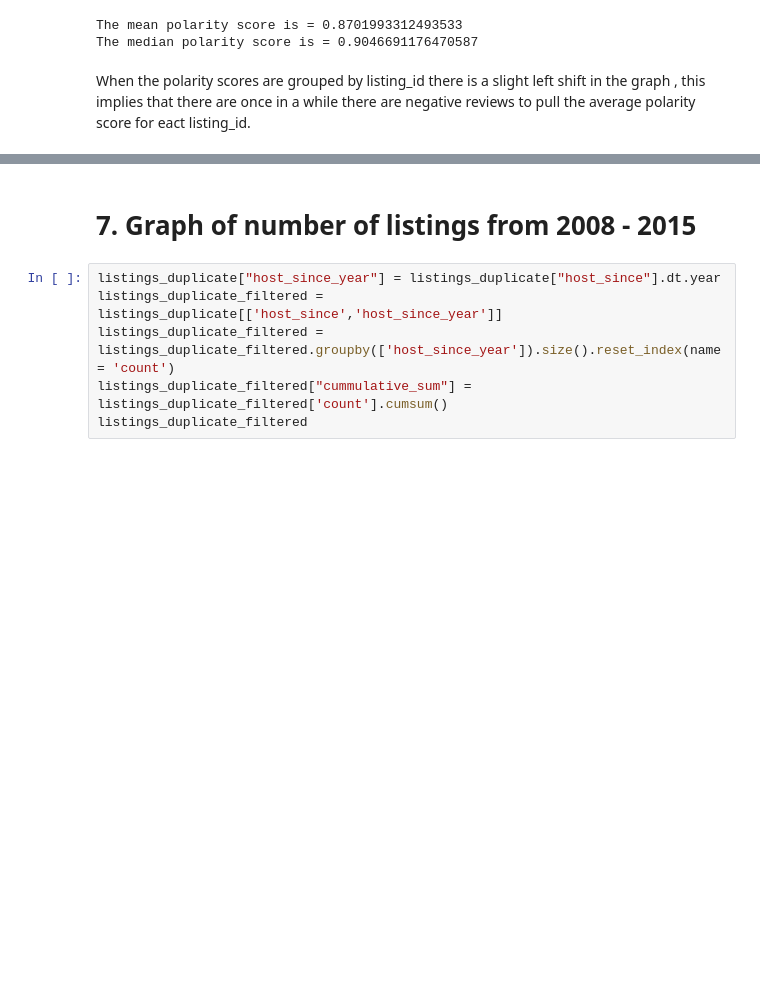
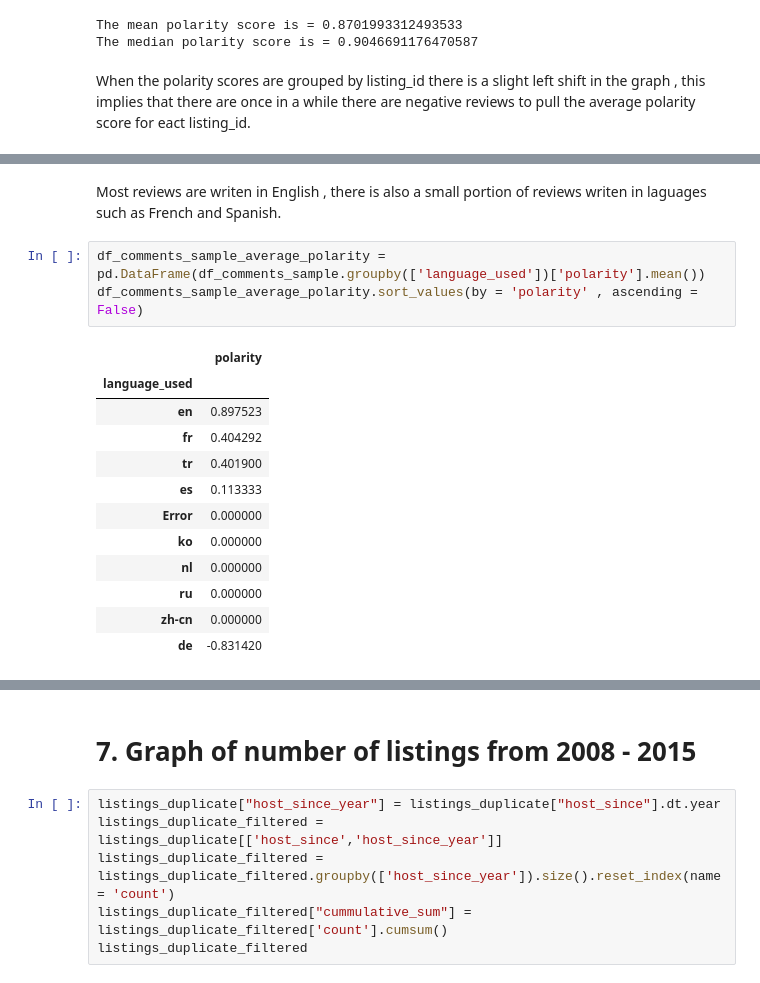
Before and after one commit to CaedenZ/CZ1015miniproject, a Jupyter notebook: AirBnB_Seattle.ipynb, the cells around one changed output, grey strips where cells are left out. Saved outputs shown, nothing was run; the diff lists cells and outputs as text; blank space fills up the shorter version.

```diff
--- a/main.ipynb
+++ b/AirBnB_Seattle.ipynb
@@ -388,0 +422,18 @@ When the polarity scores are grouped by listing_id there is a slight left shift
+# %% [markdown]
+Most reviews are writen in English , there is also a small portion of reviews writen in laguages such as French and Spanish.
+# %%
+df_comments_sample_average_polarity = pd.DataFrame(df_comments_sample.groupby(['language_used'])['polarity'].mean())
+df_comments_sample_average_polarity.sort_values(by = 'polarity' , ascending = False)
+# %% [output]
+|  | polarity |
+| language_used |  |
+| en | 0.897523 |
+| fr | 0.404292 |
+| tr | 0.401900 |
+| es | 0.113333 |
+| Error | 0.000000 |
+| ko | 0.000000 |
+| nl | 0.000000 |
+| ru | 0.000000 |
+| zh-cn | 0.000000 |
+| de | -0.831420 |
```
Also changed, not shown: parts of 10 cells of this notebook.
